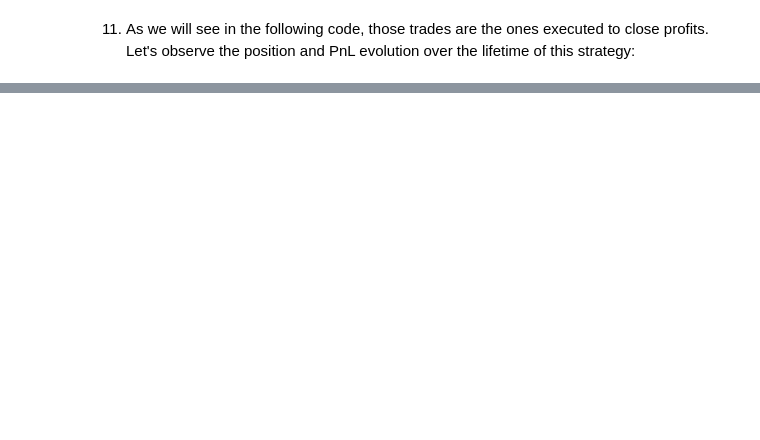
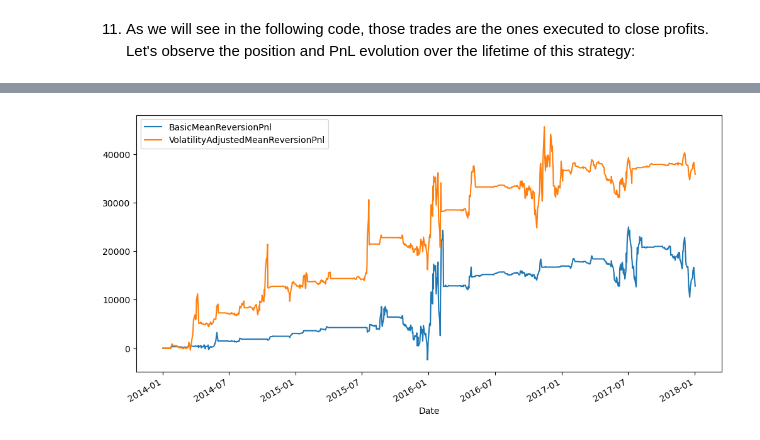
Before and after one commit to usunyu/quant-for-manna, a Jupyter notebook: Learn Algorithmic Trading - Build and deploy algorithmic trading systems and strategies using Python and advanced data analysis/Ch05_Sophisticated_Algorithmic_Strategies.ipynb, the cells around one changed output, grey strips where cells are left out. Drawn from its saved outputs; the diff is of its cells as text; code cells hidden in the pictures; blank space fills up the shorter version.

Commit message:
[learn algo] fix backtest with original goog data

```diff
--- a/Learn Algorithmic Trading - Build and deploy algorithmic trading systems and strategies using Python and advanced data analysis/Ch05_Sophisticated_Algorithmic_Strategies.ipynb
+++ b/Learn Algorithmic Trading - Build and deploy algorithmic trading systems and strategies using Python and advanced data analysis/Ch05_Sophisticated_Algorithmic_Strategies.ipynb
@@ -262,0 +470,23 @@ plt.show()
+# %%
+plt.figure(figsize=(12, 6))
+df['Position'].plot(color='k', lw=1., legend=True)
+plt.plot(df.loc[ df.Position == 0 ].index, df.Position[ df.Position == 0 ], color='k', lw=0, marker='.', label='flat')
+plt.plot(df.loc[ df.Position > 0 ].index, df.Position[ df.Position > 0 ], color='r', lw=0, marker='+', label='long')
+plt.plot(df.loc[ df.Position < 0 ].index, df.Position[ df.Position < 0 ], color='g', lw=0, marker='_', label='short')
+plt.axhline(y=0, lw=0.5, color='k')
+for i in range( NUM_SHARES_PER_TRADE, NUM_SHARES_PER_TRADE*25, NUM_SHARES_PER_TRADE*5 ):
+    plt.axhline(y=i, lw=0.5, color='r')
+for i in range( -NUM_SHARES_PER_TRADE, -NUM_SHARES_PER_TRADE*25, -NUM_SHARES_PER_TRADE*5 ):
+    plt.axhline(y=i, lw=0.5, color='g')
+plt.legend()
+plt.show()
+
+plt.figure(figsize=(12, 6))
+df['Pnl'].plot(color='k', lw=1., legend=True)
+plt.plot(df.loc[ df.Pnl > 0 ].index, df.Pnl[ df.Pnl > 0 ], color='g', lw=0, marker='.')
+plt.plot(df.loc[ df.Pnl < 0 ].index, df.Pnl[ df.Pnl < 0 ], color='r', lw=0, marker='.')
+plt.legend()
+plt.show()
+
+df['VolatilityAdjustedMeanReversionPnl'] = df['Pnl']
+# data.to_csv("volatility_adjusted_mean_reversion.csv", sep=",")
@@ -262,0 +496,5 @@ plt.show()
+# %%
+df[['BasicMeanReversionPnl', 'VolatilityAdjustedMeanReversionPnl']].plot(figsize=(12, 6))
+plt.show()
+# %% [output]
+[figure, added]
```
Also changed, not shown: parts of 15 cells of this notebook, 1 other file.
